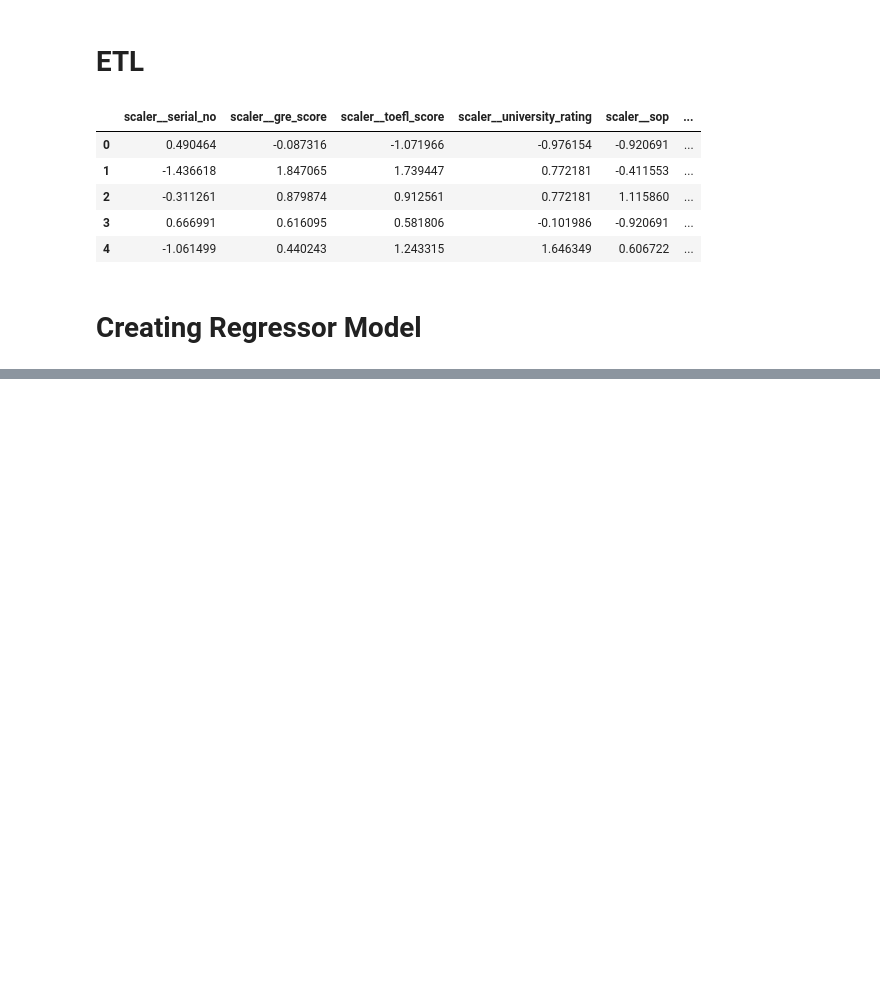
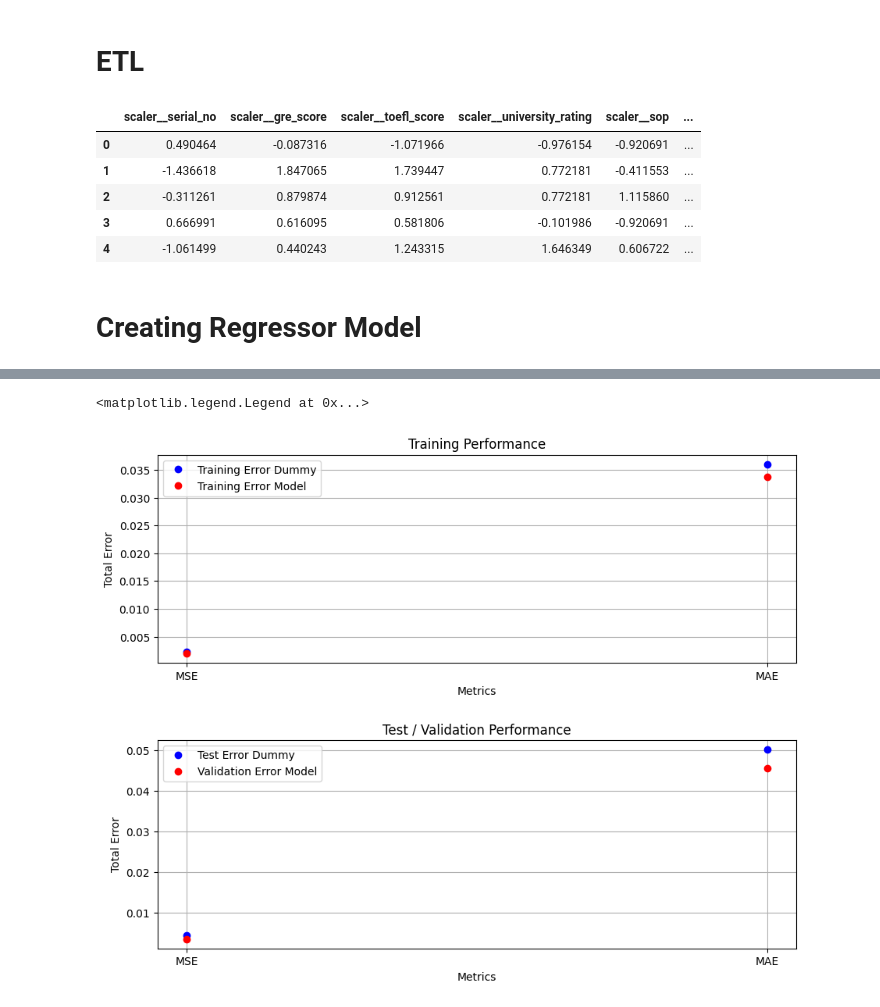
Before and after one commit to 5h33p/graduate_admission2, a Jupyter notebook: DeepLearning_Graduate_Admission_2.ipynb, the cells around one changed output, grey strips where cells are left out. Drawn from its saved outputs; the diff is of its cells as text; code cells hidden in the pictures; blank space fills up the shorter version.

```diff
--- a/DeepLearning_Graduate_Admission_2.ipynb
+++ b/DeepLearning_Graduate_Admission_2.ipynb
@@ -143,0 +149,4 @@ dict_keys(['loss', 'mae', 'val_loss', 'val_mae'])
+# %%
+dummy_model = DummyRegressor(strategy='mean')
+dummy_model.fit(X_train_scaled, y_train)
+dummy_model.score(X_test_scaled, y_test)
@@ -143,0 +155,4 @@ dict_keys(['loss', 'mae', 'val_loss', 'val_mae'])
+# %%
+mse_train_dummy = mean_squared_error(y_train, model.predict(X_train_scaled))
+mae_train_dummy = mean_absolute_error(y_train, model.predict(X_train_scaled))
+# print(f'MSE Train: {mean_squared_error(y_train, model.predict(X_train_scaled))}\nMAE train: {mean_absolute_error(y_train, model.predict(X_train_scaled))}')
@@ -143,0 +162,4 @@ dict_keys(['loss', 'mae', 'val_loss', 'val_mae'])
+# %%
+mse_test_dummy = mean_squared_error(y_test, model.predict(X_test_scaled))
+mae_test_dummy = mean_absolute_error(y_test, model.predict(X_test_scaled))
+# print(f'MSE Test: {mean_squared_error(y_test, model.predict(X_test_scaled))}\nMAE Test: {mean_absolute_error(y_test, model.predict(X_test_scaled))}')
@@ -143,0 +169,25 @@ dict_keys(['loss', 'mae', 'val_loss', 'val_mae'])
+# %%
+x = ['MSE', 'MAE']
+
+fig, axs = plt.subplots(2, 1, figsize=(10, 8))
+plt.tight_layout(pad=5.0)
+
+axs[0].grid(True)
+axs[0].set_title('Training Performance')
+axs[0].set_ylabel('Total Error')
+axs[0].set_xlabel('Metrics')
+axs[0].plot(x, [mse_train_dummy, mae_train_dummy], 'ob', label='Training Error Dummy Model')
+axs[0].plot(x, [mse_train[-1], mae_train[-1]], 'or', label='Training Error Model')
+axs[0].legend()
+
+
+axs[1].grid(True)
+axs[1].set_title('Test / Validation Performance')
+axs[1].set_ylabel('Total Error')
+axs[1].set_xlabel('Metrics')
+axs[1].plot(x, [mse_test_dummy, mae_test_dummy], 'ob', label='Test Error Dummy Model')
+axs[1].plot(x, [mse_val[-1], mae_val[-1]], 'or', label='Validation Error Model')
+axs[1].legend()
+# %% [output]
+<matplotlib.legend.Legend at 0x...>
+[figure, added]
```
Also changed, not shown: parts of 8 cells of this notebook.
